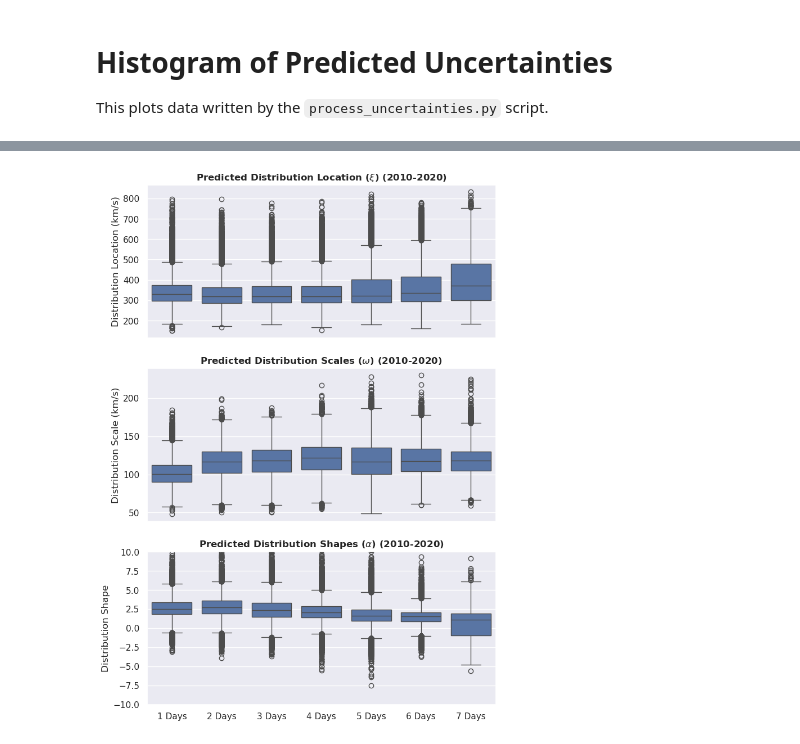
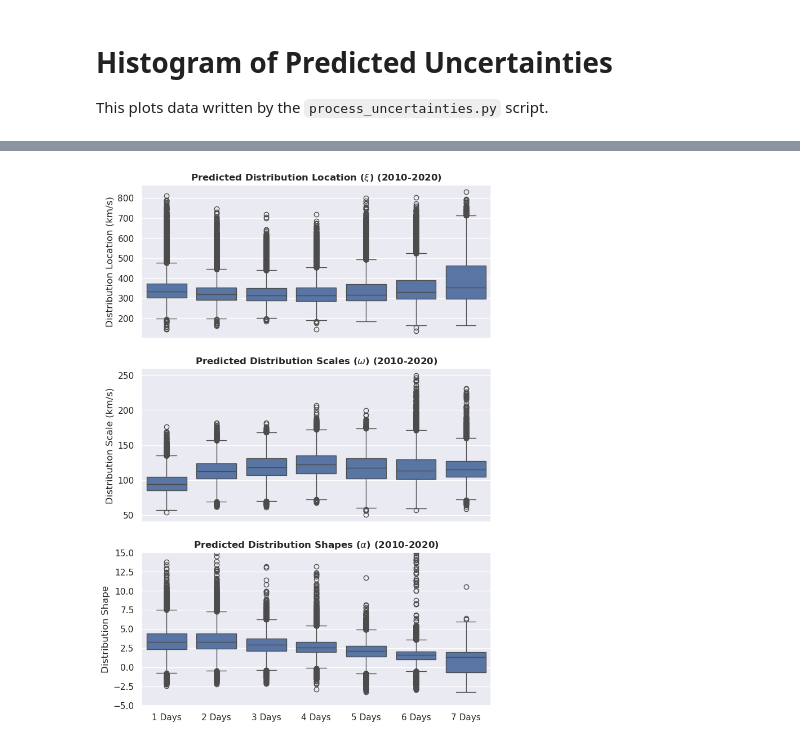
Before and after one commit to ddasilva/wsa_knn_uncertainty_v2, a Jupyter notebook: notebooks/Distribution of Sigmas.ipynb, the cells around one changed output, grey strips where cells are left out. Saved outputs shown, nothing was run; the diff lists cells and outputs as text; code cells hidden in the pictures.

```diff
--- a/notebooks/Distribution of Sigmas.ipynb
+++ b/notebooks/Distribution of Sigmas.ipynb
@@ -19,7 +21,7 @@ dfs = {}
 
 for i in range(MIN_DAYSAHEAD, MAX_DAYSAHEAD + 1):
     dfs[i] = pd.read_csv(
-        f"../data/processed/skew_gaussian/k200/delta_window8/processed_daysahead{i}_R000.csv"
+        f"../data/processed/{tag}/processed_daysahead{i}_R000.csv"
     )
 
 dfs[1].head()
@@ -40,32 +42,32 @@ data_list = []
 for daysahead, df in dfs.items():
     for value in df.forward_loc:
         data_list.append(dict(group=f"{daysahead} Days", value=value))
 sns.boxplot(pd.DataFrame(data_list), x="group", y="value", ax=ax)
 ax.set_ylabel(r"Distribution Location (km/s)")
 # ax.set_xlabel("# Days Ahead")
 ax.set_title(r"Predicted Distribution Location ($\xi$) (2010-2020)", fontweight="bold")
 
 ax = axes[1]
 data_list = []
 for daysahead, df in dfs.items():
     for value in df.forward_scale:
         data_list.append(dict(group=f"{daysahead} Days", value=value))
 sns.boxplot(pd.DataFrame(data_list), x="group", y="value", ax=ax)
 ax.set_ylabel(r"Distribution Scale (km/s)")
 # ax.set_xlabel("# Days Ahead")
 ax.set_title(r"Predicted Distribution Scales ($\omega$) (2010-2020)", fontweight="bold")
 
 ax = axes[2]
 data_list = []
 for daysahead, df in dfs.items():
     for value in df.forward_shape:
         data_list.append(dict(group=f"{daysahead} Days", value=value))
 sns.boxplot(pd.DataFrame(data_list), x="group", y="value", ax=ax)
 ax.set_ylabel(r"Distribution Shape")
 ax.set_label("# Days Ahead")
 ax.set_title(r"Predicted Distribution Shapes ($\alpha$) (2010-2020)", fontweight="bold")
-ax.set_ylim([-10, 10])
+ax.set_ylim([-5, 15])
 ax.set_xlabel("")
 fig.savefig("../plots/distribution_of_variables.png", dpi=300)
 # %% [output]
-[figure, old version]
+[figure, new version]
```
Also changed, not shown: parts of 2 cells of this notebook, 7 other files.
